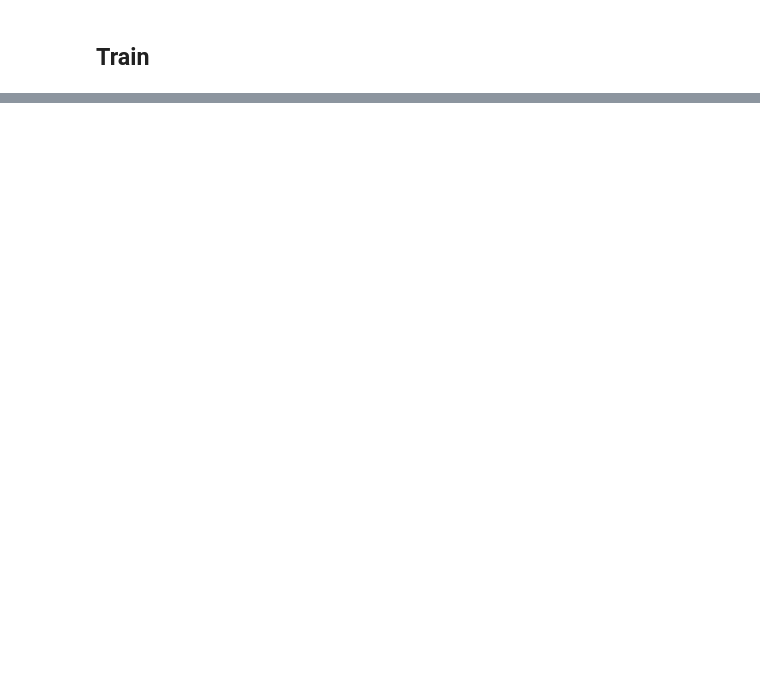
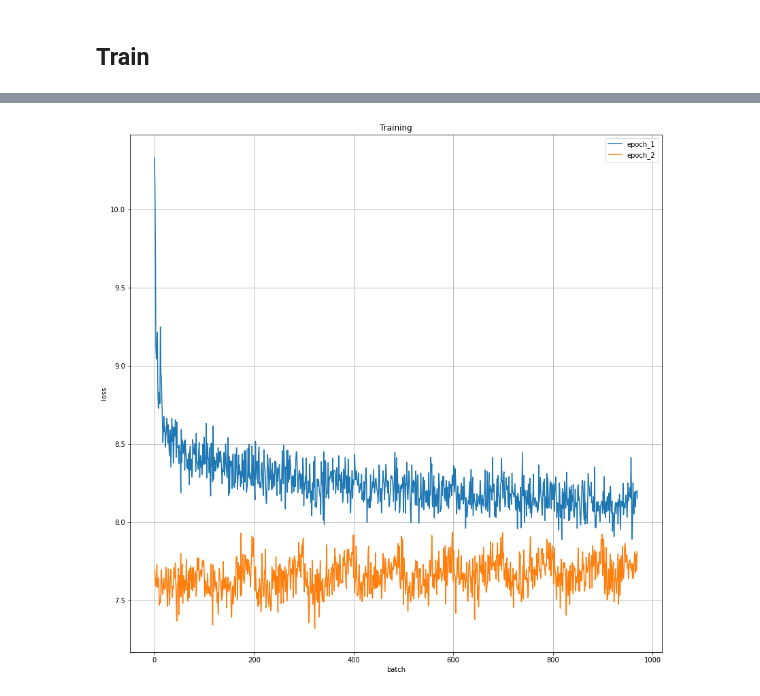
Before and after one commit to deniskapel/GenerativeChitChat, a Jupyter notebook: chatbot.ipynb, the cells around one changed output, grey strips where cells are left out. Saved outputs shown, nothing was run; the diff lists cells and outputs as text; code cells hidden in the pictures; blank space fills up the shorter version.

```diff
--- a/chatbot.ipynb
+++ b/chatbot.ipynb
@@ -185,8 +138,8 @@ class QAData(torch.utils.data.Dataset):
         y = self.tokenizer.encode(self.y[index], bos=True, eos=True)
 
         # different shape of samples is handled by batch_sampler and encoder/decoder
-        x = torch.Tensor(x).type(torch.int)
-        y = torch.Tensor(y).type(torch.int)
+        x = torch.Tensor(x).type(torch.long)
+        y = torch.Tensor(y).type(torch.long)
 
         return x, y
 
@@ -273,8 +226,7 @@ test_loader = DataLoader(
     batch_sampler=test_sampler)
 # %%
 for batch in train_loader:
-    continue
-    # break
+    break
 
 batch[0].shape, batch[1].shape
 # %% [output]
@@ -424,16 +372,15 @@ class QAmodel(nn.Module):
         input = responses[:,0]
         for t in range(1, trg_len):
             output, hidden = self.decoder(input, encoder_outputs, hidden)
-            print(output.shape, outputs.shape)
             outputs[:,t,:] = output
             input = output.argmax(1)
 
         return outputs
 
-ENC_EMB_DIM = 128
-DEC_EMB_DIM = 128
-ENC_HID_DIM = 128
-DEC_HID_DIM = 128
+ENC_EMB_DIM = 256
+DEC_EMB_DIM = 256
+ENC_HID_DIM = 512
+DEC_HID_DIM = 512
 
 attention_layer = Attention(ENC_HID_DIM, DEC_HID_DIM)
 encoder = Encoder(ENC_EMB_DIM, ENC_HID_DIM, DEC_HID_DIM)
@@ -477,3 +426,6 @@ print(f'Количество обучаемых параметров в сети
 # %% [markdown]
 ## Train
+# %%
+optimizer = torch.optim.Adam(model.parameters())
+criterion = nn.CrossEntropyLoss(ignore_index = pad_index)
 # %%
@@ -509,0 +611,15 @@ def train(model, loader, criterion, optimizer, clip=3., last_n_losses=500, verbo
+# %%
+plt.figure(figsize=(14, 14))
+plt.xlabel('batch')
+plt.ylabel('loss')
+plt.title('Training')
+
+for i in range(len(train_losses)):
+    label = f'epoch_{i+1}'
+    plt.plot(train_losses[i], label=label)
+
+
+plt.legend()
+plt.grid()
+# %% [output]
+[figure, added]
```
Also changed, not shown: parts of 18 cells of this notebook.
